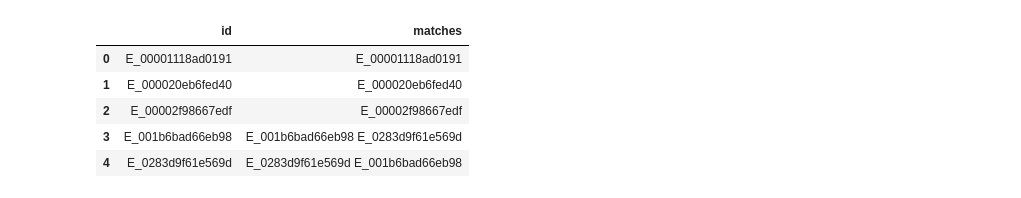
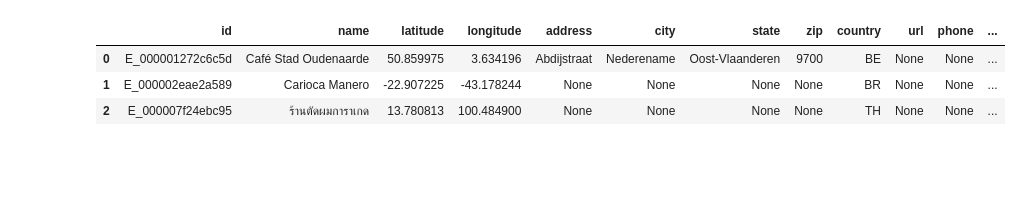
Before and after one commit to sinanazem/foursquare-location-matching, a Jupyter notebook: notebooks/Untitled.ipynb, the cells around one changed output. Saved outputs shown, nothing was run; the diff lists cells and outputs as text; code cells hidden in the pictures; blank space fills up the shorter version.

```diff
--- a/notebooks/Untitled.ipynb
+++ b/notebooks/Untitled.ipynb
@@ -3,13 +10,11 @@ import pandas as pd
 # %%
-file_path = "/mnt/c/Users/user/OneDrive/Desktop/foursquare-location-matching-parquet/sample_submission.parquet"
+file_path = "/mnt/c/Users/user/OneDrive/Desktop/foursquare-location-matching-parquet/train.parquet"
 # %%
 df = pd.read_parquet(file_path)
 # %%
-df.head()
+df.head(3)
 # %% [output]
-|  | id | matches |
-| 0 | E_00001118ad0191 | E_00001118ad0191 |
-| 1 | E_000020eb6fed40 | E_000020eb6fed40 |
-| 2 | E_00002f98667edf | E_00002f98667edf |
-| 3 | E_001b6bad66eb98 | E_001b6bad66eb98 E_0283d9f61e569d |
-| 4 | E_0283d9f61e569d | E_0283d9f61e569d E_001b6bad66eb98 |
+|  | id | name | latitude | longitude | address | city | state | zip | country | url | phone | ... |
+| 0 | E_000001272c6c5d | Café Stad Oudenaarde | 50.859975 | 3.634196 | Abdijstraat | Nederename | Oost-Vlaanderen | 9700 | BE | None | None | ... |
+| 1 | E_000002eae2a589 | Carioca Manero | -22.907225 | -43.178244 | None | None | None | None | BR | None | None | ... |
+| 2 | E_000007f24ebc95 | ร้านตัดผมการาเกด | 13.780813 | 100.484900 | None | None | None | None | TH | None | None | ... |
```
Also changed, not shown: parts of 67 cells of this notebook.
